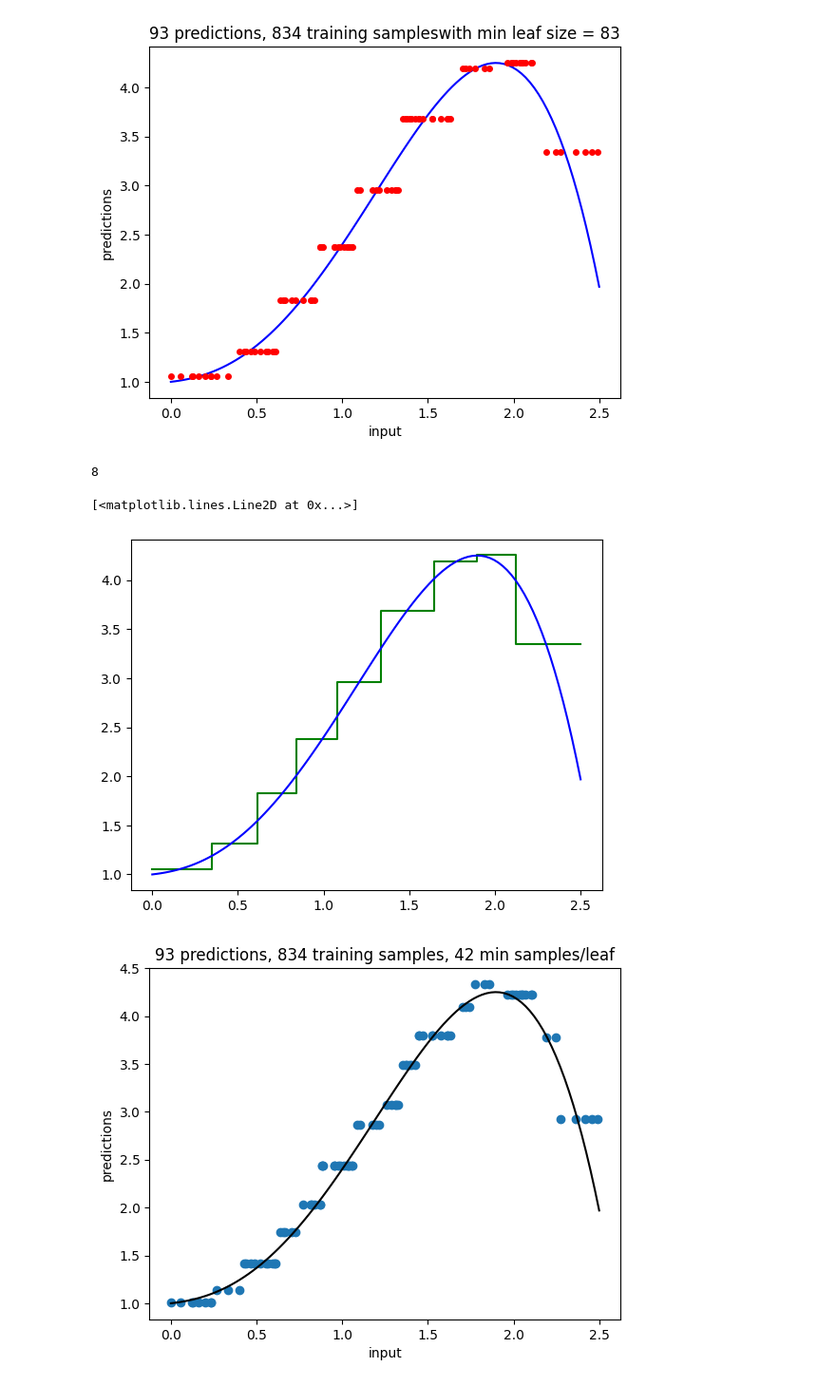
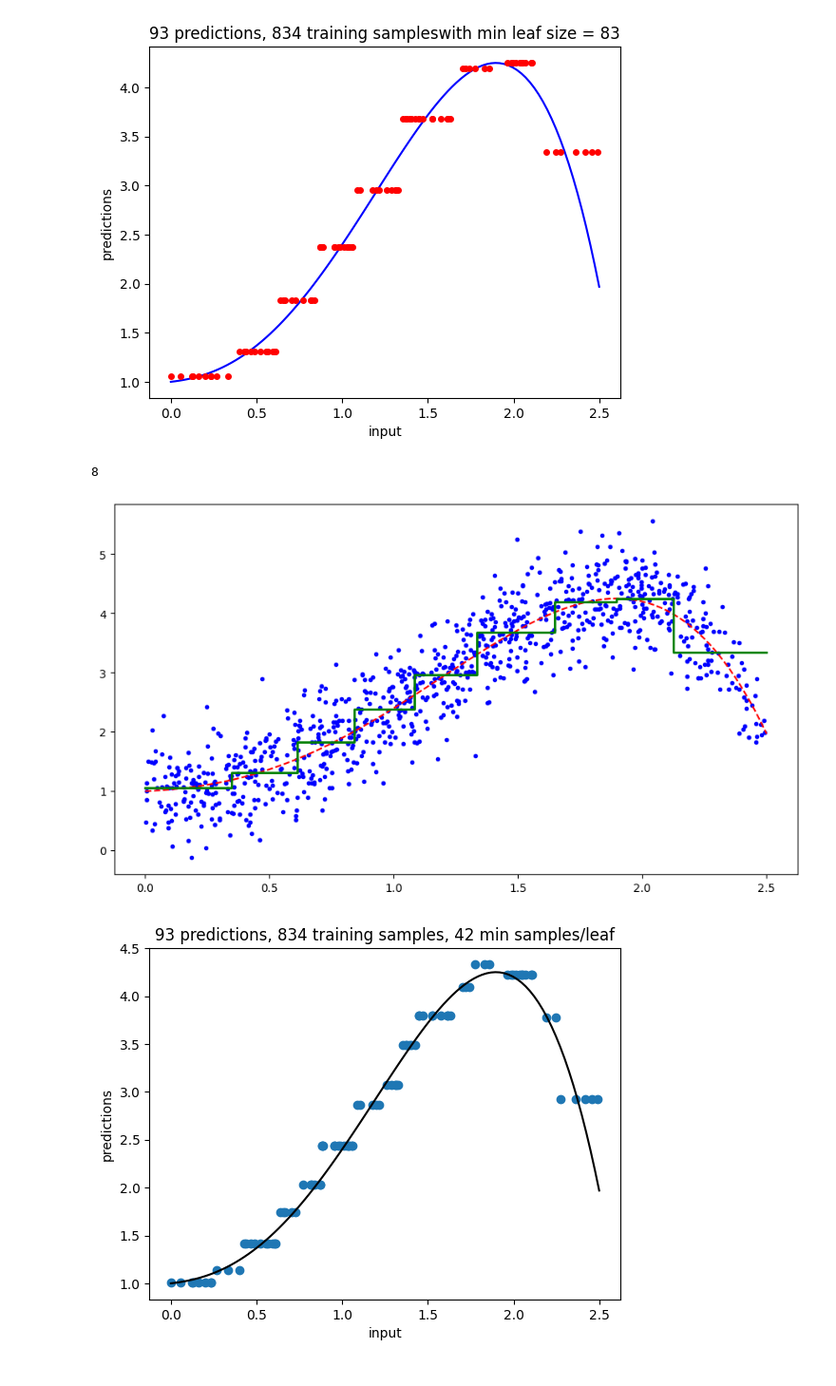
Before and after one commit to DesignToolInvestor/MLPlay, a Jupyter notebook: ToyTree/ScikitLearnTreeRegression00.ipynb, the cells around one changed output. Shown: that part at 95% size. Saved outputs shown, nothing was run; the diff lists cells and outputs as text; code cells hidden in the pictures.

Commit message:
Final version of the main graph

```diff
--- a/ToyTree/ScikitLearnTreeRegression00.ipynb
+++ b/ToyTree/ScikitLearnTreeRegression00.ipynb
@@ -102,22 +114,33 @@ plt.title(title)
 plt.show()
 # %% [output]
 [figure]
-# %%
-len(DtRegress.tree_.threshold)//2
-# %% [output]
-8
+# %%
+numKnot = NumKnot(DtRegress.tree_)
+numKnot
+# %% [output]
+8
 # %%
 spline = SplineOrd0(DtRegress.tree_)
 # %%
+# TODO:  Make this graph into a function definition at the top of the notebook and use it everywhere
+
+fig,ax = plt.subplots(figsize=(11,6))
+
 curve = Curve(spline, (0,2.5))
 x = [p[0] for p in curve]
 y = [p[1] for p in curve]
+plt.plot(x,y, color='green', linewidth=2, zorder=1)
 
-plt.plot(x,y, color='green')
+plt.plot(x_data, y_data, 'o', markersize=3, color='blue', zorder=-1)
 
-x = x = np.linspace(0, 2.5, 100)
-plt.plot( x, PolyVal(coef,x), color='blue' )
+x = np.linspace(0,2.5,100)
+y = PolyVal(coef,x)
+plt.plot(x, PolyVal(coef,x), '--', color='red', zorder=0)
+
+# title should be added by the caller, but labels could be added here
+
+# SVG is better for publication, but PNG is easier for exploration, caller should specify
+plt.savefig(f'dt_{numKnot + 1}_bin.png')
 # %% [output]
-[<matplotlib.lines.Line2D at 0x...>]
-[figure, old version]
+[figure, new version]
 # %%
```
Also changed, not shown: parts of 11 cells of this notebook, 1 other file.
